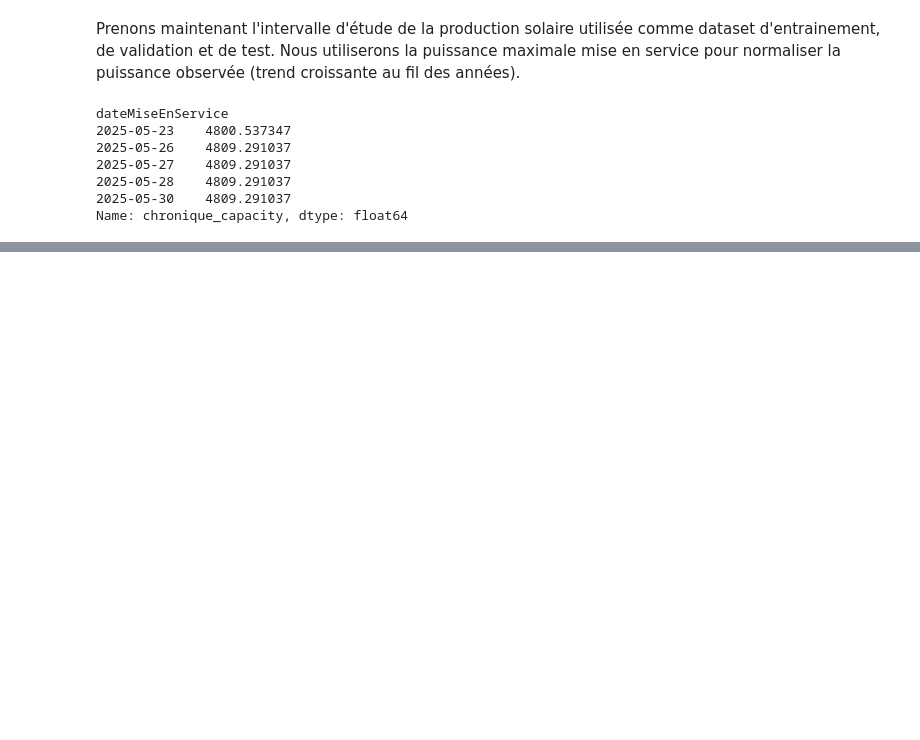
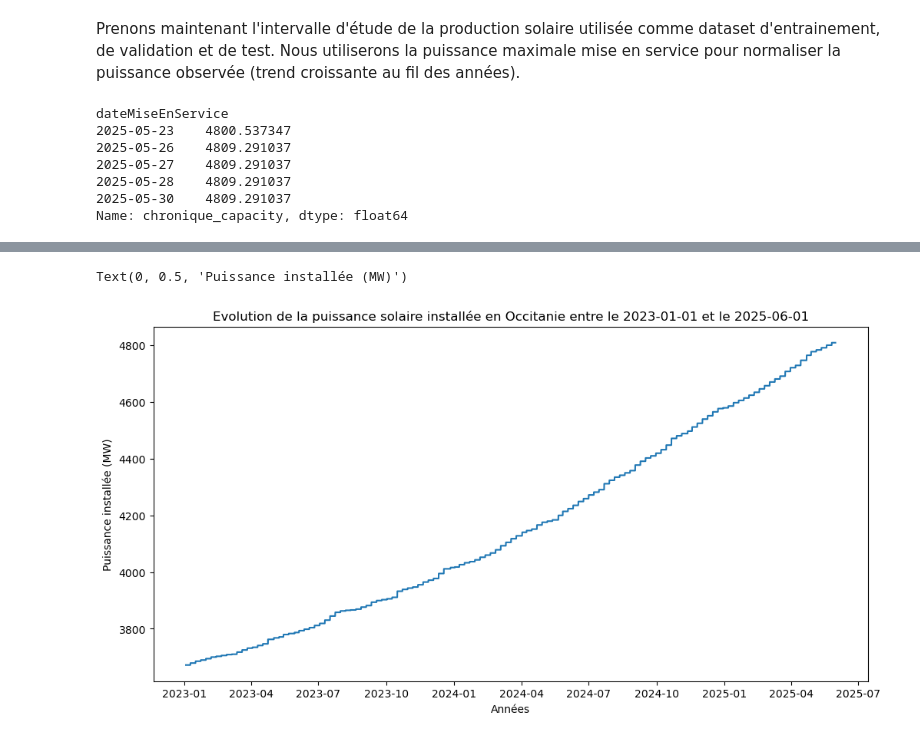
Before and after one commit to Simonsns/solar_prediction, a Jupyter notebook: notebooks/00_solar_capacity_production.ipynb, the cells around one changed output, grey strips where cells are left out. Drawn from its saved outputs; the diff is of its cells as text; code cells hidden in the pictures; blank space fills up the shorter version.

Commit message:
feat: update
update capacity production notebook - hourly power production dataframe creation

```diff
--- a/notebooks/00_solar_capacity_production.ipynb
+++ b/notebooks/00_solar_capacity_production.ipynb
@@ -210,0 +221,35 @@ Text(0, 0.5, 'Puissance installée (MW)')
+# %%
+def resample_to_hourly_ffill(ts: pd.Series) -> pd.Series :
+    """Convertis une série temporelle (ts) journalière vers une agrégation horaire en ffill
+
+    Args:
+        ts (pd.Series): Série temporelle journalière
+
+    Returns:
+        ts_hourly_ffilled (pd.Series): Série temporelle horaire ffilled
+    """
+
+    logging.info(f"Démarrage de la conversion jours -> heures, avec interpolation ffill")
+    # Initialisation
+    start_date = ts.index.min().date()
+    end_date = ts.index.max().date()
+
+    # Simple vérification
+    if not isinstance(ts.index, pd.DatetimeIndex):
+        df.index = pd.to_datetime(ts.index)
+
+    logging.info(f"Données originales: {len(ts)} jours")
+    logging.info(f"Période: {ts.index.min().date()} à {ts.index.max().date()}")
+
+    # Daterange
+    hourly_index = pd.date_range(start=ts.index.min().floor('D'),
+                                 end=ts.index.max().floor('D') + pd.Timedelta(days=1, hours=-1),
+                                 freq='H')
+
+    logging.info(f"Après conversion, la longueur du dataset est maintenant de {len(hourly_index)}")
+
+    ts_hourly_ffilled = ts.reindex(hourly_index, method="ffill")
+
+    return ts_hourly_ffilled
+# %%
+ts_capacity = resample_to_hourly_ffill(df_total_capacity)
@@ -210,0 +271,9 @@ Text(0, 0.5, 'Puissance installée (MW)')
+# %%
+fig = plt.figure(figsize=(12, 6))
+sns.lineplot(ts_capacity)
+plt.title(f"Evolution de la puissance solaire installée en Occitanie entre le {start_date} et le {end_date}")
+plt.xlabel("Années")
+plt.ylabel("Puissance installée (MW)")
+# %% [output]
+Text(0, 0.5, 'Puissance installée (MW)')
+[figure, added]
```
Also changed, not shown: parts of 4 cells of this notebook.
